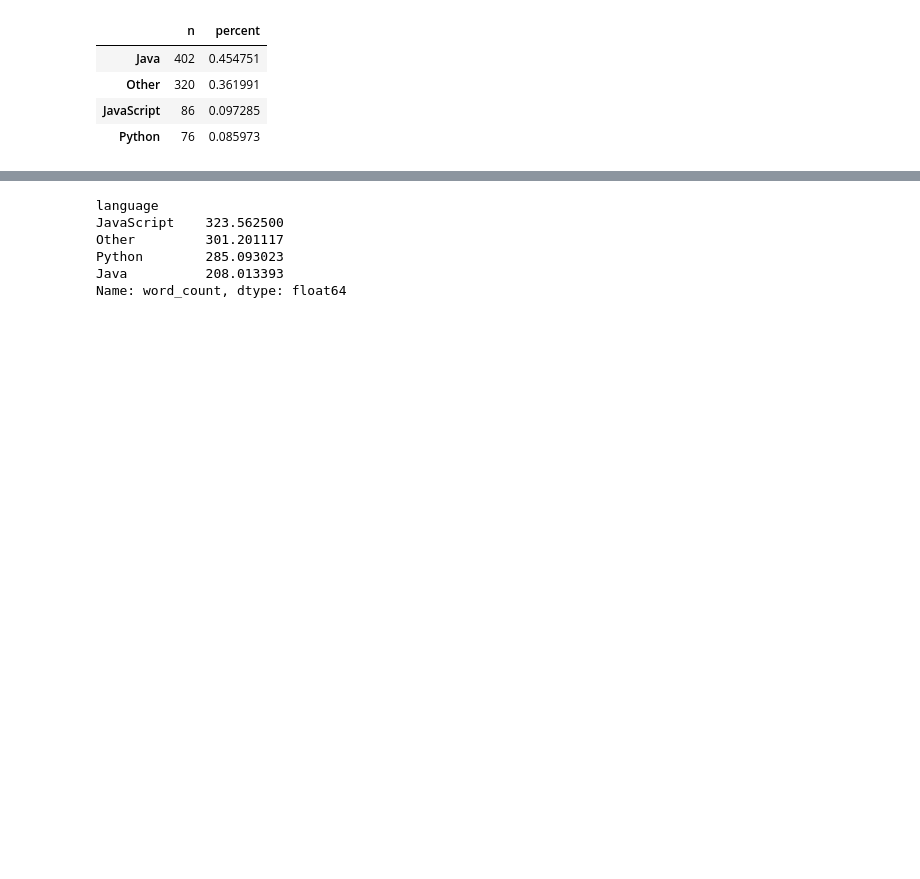
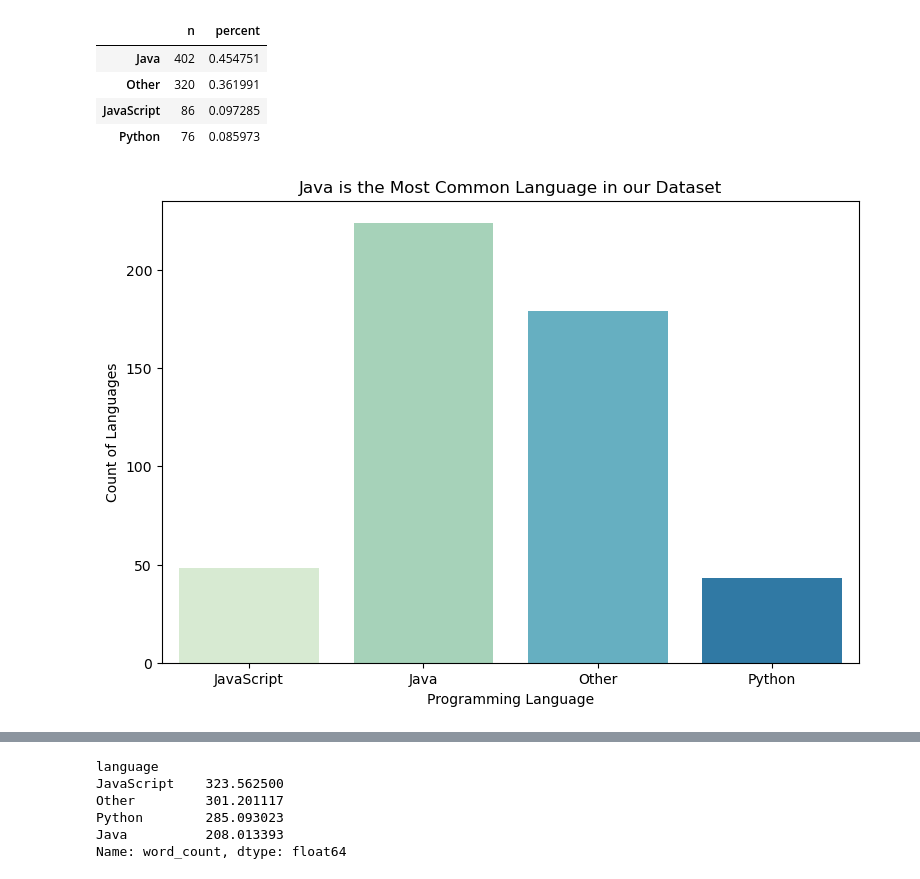
Before and after one commit to Doubtable-Steves-Linguistics/MinecraftNLP, a Jupyter notebook: cristina-project-notebook.ipynb, the cells around one changed output, grey strips where cells are left out. Saved outputs shown, nothing was run; the diff lists cells and outputs as text; code cells hidden in the pictures; blank space fills up the shorter version.

Commit message:
updated explore file with visualization

```diff
--- a/cristina-project-notebook.ipynb
+++ b/cristina-project-notebook.ipynb
@@ -744,6 +744,17 @@ show_counts_and_ratios(train, "language")
 | Other | 320 | 0.361991 |
 | JavaScript | 86 | 0.097285 |
 | Python | 76 | 0.085973 |
+# %%
+fig, axes = plt.subplots(figsize=(9, 6))
+cpt = sns.countplot(x='language', data=train, palette='GnBu')
+plt.title('Java is the Most Common Language in our Dataset')
+plt.xlabel("Programming Language")
+plt.ylabel('Count of Languages')
+for tick in axes.xaxis.get_major_ticks():
+    tick.label1.set_fontsize(10)
+plt.show()
+# %% [output]
+[figure, added]
 # %%
 train['word_count'] = df.lemmatized.str.split().apply(len)
 # %%
```
Also changed, not shown: parts of 97 cells of this notebook, 2 other files.
